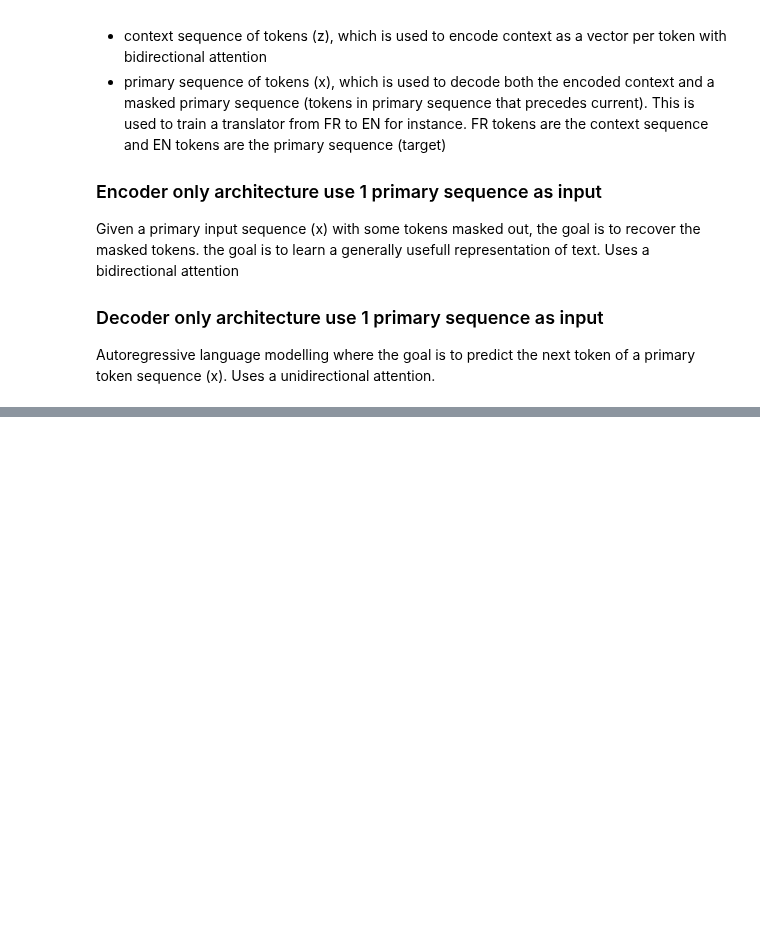
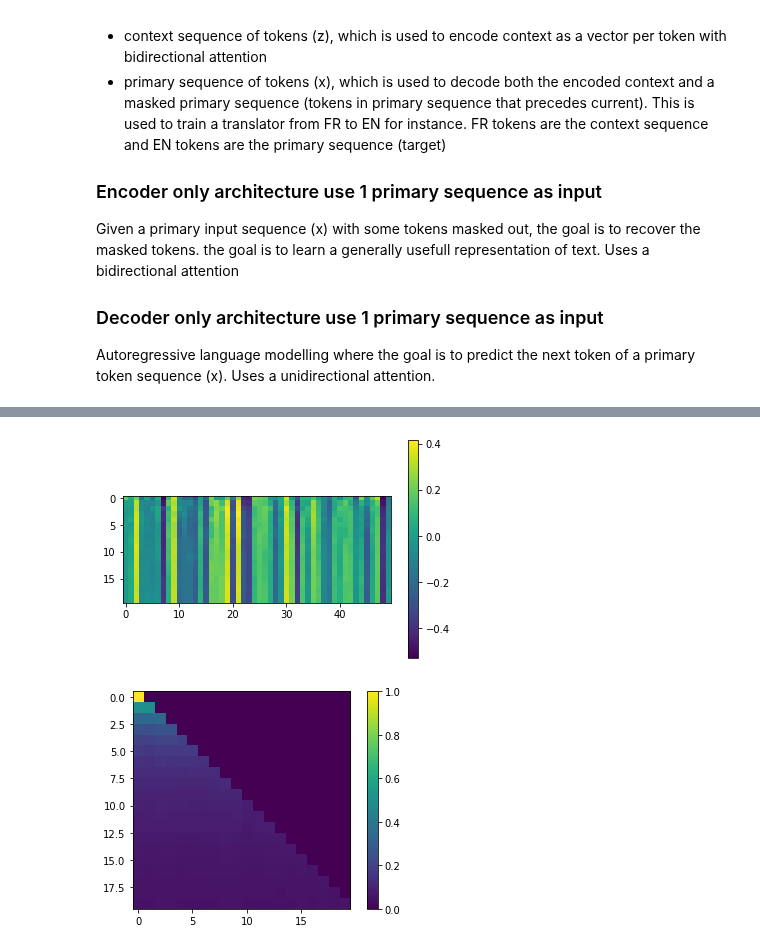
Before and after one commit to jean-kunz/transformer_implementations, a Jupyter notebook: notebooks/components.ipynb, the cells around one changed output, grey strips where cells are left out. Drawn from its saved outputs; the diff is of its cells as text; code cells hidden in the pictures; blank space fills up the shorter version.

```diff
--- a/notebooks/components.ipynb
+++ b/notebooks/components.ipynb
@@ -508,3 +418,18 @@ k.transpose(-2, -1).shape, k.shape
+# %%
+# test with multihead_attn = nn.MultiheadAttention(embed_dim, num_heads) so that result is the same.
+# the graph output should look the same, even if they are not exactly the same due to different initialization
+nn_mh = nn.MultiheadAttention(embed_dim=embedding_dim, num_heads=5, dropout=0., batch_first=True ).to(device)
+nn_mh_atn, nn_mh_atn_weights = nn_mh(primary_seq, ctx_seq, ctx_seq, attn_mask=(mask[0]==0))
+plt.imshow(nn_mh_atn[0].cpu().detach().numpy())
+plt.colorbar()
+plt.show()
+
+plt.imshow(nn_mh_atn_weights[0].cpu().detach().numpy())
+plt.colorbar()
+plt.show()
+# %% [output]
+[figure, added]
+[figure, added]
 # %%
 #| hide
 import nbdev; nbdev.nbdev_export("./components.ipynb")
```
Also changed, not shown: parts of 17 cells of this notebook, 2 other files.
